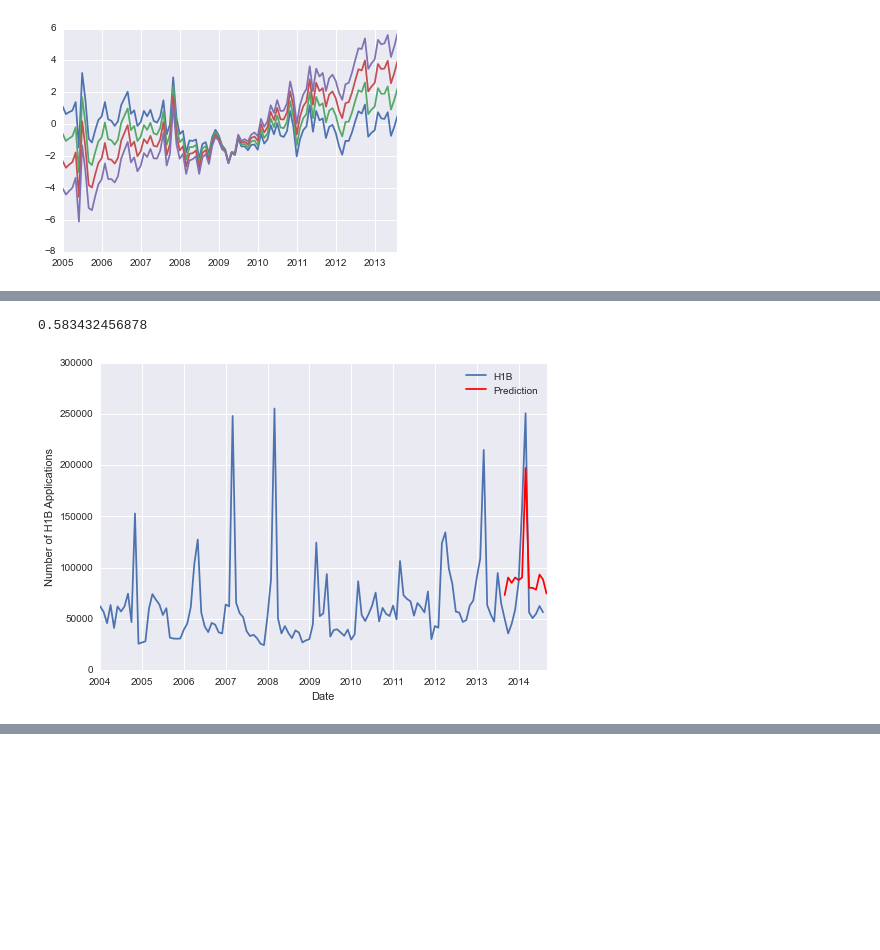
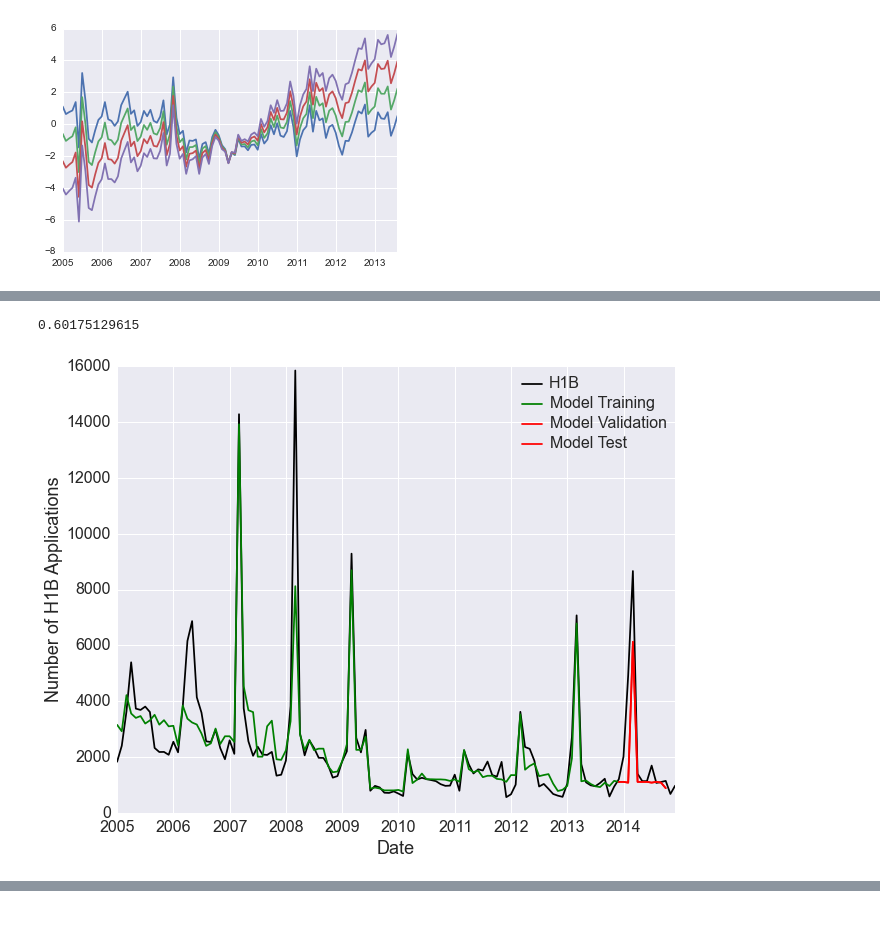
Before and after one commit to ahbauer/insight, a Jupyter notebook: notebooks/H1B.ipynb, the cells around one changed output, grey strips where cells are left out. Saved outputs shown, nothing was run; the diff lists cells and outputs as text; code cells hidden in the pictures; blank space fills up the shorter version.

```diff
--- a/notebooks/H1B.ipynb
+++ b/notebooks/H1B.ipynb
@@ -205,12 +235,12 @@ sp500_year = sp500_series.resample('A')
 dates = [datetime.datetime.combine(d, datetime.datetime.min.time()) for d in article_dates]
 sentiments = pandas.Series(article_sents, index=dates)
 sentiments = sentiments.sort_index()
-sentiments_month = sentiments.resample('M')
+sentiments_month = sentiments.resample('MS')
 sentiments_month = (sentiments_month-sentiments_month.mean())/sentiments_month.std()
 sentiments_year = sentiments.resample("A")
 sentiments_year = (sentiments_year-sentiments_year.mean())/sentiments_year.std()
 # %%
-freq='M'
+freq='MS'
 trends_dict = pickle.load(open('/Users/bauer/insight/teleborder/data/googletrends/trends.txt', 'r'))
 terms = ['downturn','recession','unemployment'] #'crisis',
 trend_series = {}
@@ -376,7 +411,7 @@ plt.ylabel('Normalized Rates',fontsize=16)
 #     print 'm mean {0}, median {1}, stddev {2}'.format(np.mean(ms_trend[term]),np.median(ms_trend[term]),np.std(ms_trend[term]))
 #     print 'b mean {0}, median {1}, stddev {2}'.format(np.mean(bs_trend[term]),np.median(bs_trend[term]),np.std(bs_trend[term]))
 #     plt.hist(lags_trend[term],label=term, alpha=0.5)
-lags_trend, ms_trend, bs_trend = find_lag(pandas.rolling_mean(trend_series_tot.resample('M'),12)['2005-01':],fit_line=True)
+lags_trend, ms_trend, bs_trend = find_lag(pandas.rolling_mean(trend_series_tot.resample('MS'),12)['2005-01':],fit_line=True)
 print 'lag mean {0}, median {1}, stddev {2}'.format(np.mean(lags_trend),np.median(lags_trend),np.std(lags_trend))
 print 'm mean {0}, median {1}, stddev {2}'.format(np.mean(ms_trend),np.median(ms_trend),np.std(ms_trend))
 print 'b mean {0}, median {1}, stddev {2}'.format(np.mean(bs_trend),np.median(bs_trend),np.std(bs_trend))
@@ -534,12 +567,13 @@ importances = {}
 # itype, itype_str = iengineers, 'engineers'
 # itype, itype_str = icomputers, 'computers'
 
+importances = {}
 
-month_series_norm =  (df[itype]['n_workers'].resample('M',how='sum')['2004':'2014-09-01']-norm_mean)/norm_std
+#month_series_norm =  (df[itype]['n_workers'].resample('M',how='sum')['2004':'2014-12-01']-norm_mean)/norm_std
 #month_series_norm = ( (df['n_workers'].resample('M',how='sum')['2004':'2014-09-01']-norm_mean)/norm_std )
-indices_train = sentiments_month['2005-01-01':'2013-09-01'].index #['2005-01-01':'2013-09-01'].index
-indices_test = sentiments_month['2013-09-01':'2014-10-01'].index #['2013-09-01':'2014-10-01'].index
-indices_tot = sentiments_month['2005-01-01':'2014-08-30'].index
+indices_train = sentiments_month['2005-01-01':'2013-12-01'].index #['2005-01-01':'2013-09-01'].index
+indices_test = sentiments_month['2013-12-01':'2014-10-01'].index #['2013-09-01':'2014-10-01'].index
+indices_tot = sentiments_month['2005-01-01':'2014-11-30'].index
 # %%
 # h1b_model = linear_regression(shifted_vals)
 
@@ -693,30 +762,43 @@ Finance 0.103141520009 0.199791730808 0.149676982695 0.170559433402
 # %%
 #predict_dates = month_series.index
 #predict_dates = pandas.date_range('2005-01-01', periods=130, freq='M')
 predict_dates = indices_test
 
 time_ordinal = [d.toordinal()-timezp for d in predict_dates]
 time_ordinal = (time_ordinal-np.mean(time_ordinal))/np.std(time_ordinal)
 
 y_test = np.array(month_series_norm.reindex(predict_dates, method='ffill').values)
 
 x_test = make_x(predict_dates,method='ffill')
 
 #print x_data
 
 y_pred = regr.predict(x_test)
+
+x_train = make_x(indices_train,method='ffill')
+y_train_pred = regr.predict(x_train)
+train_pred = norm_std*y_train_pred + norm_mean
+train_pred_series = pandas.Series(train_pred,index=indices_train)
+
 prediction = (norm_std*y_pred + norm_mean)
 prediction_series = pandas.Series(prediction,index=predict_dates)
-(month_series_norm*norm_std + norm_mean).resample('M',how='sum').plot(label='H1B')
-ax0=prediction_series.plot(label='Prediction',color='red')
-plt.xlabel('Date')
-plt.ylabel('Number of H1B Applications')
 
-plt.legend()
+fig = plt.figure(figsize=(10,8))
+(month_series_norm*norm_std + norm_mean).resample('MS',how='sum')['2005-01':].plot(label='H1B',color='black')
+train_pred_series.plot(label='Model Training', color='green')
+prediction_series.plot(label='Model Validation',color='red')
+ax0=prediction_series.plot(label='Model Test',color='red')
+plt.xlabel('Date',fontsize=18)
+plt.ylabel('Number of H1B Applications',fontsize=18)
+
+plt.legend(loc='best')
+plt.setp(plt.gca().get_legend().get_texts(), fontsize='16')
+plt.xticks(fontsize=16)
+plt.yticks(fontsize=16)
 print regr.score(x_test,y_test)
 # %% [output]
-0.583432456878
+0.60175129615
-[figure, old version]
+[figure, new version]
 # %%
 # compute test set deviance
 test_score = np.zeros((n_trees,), dtype=np.float64)
```
Also changed, not shown: parts of 39 cells of this notebook, 5 other files.
